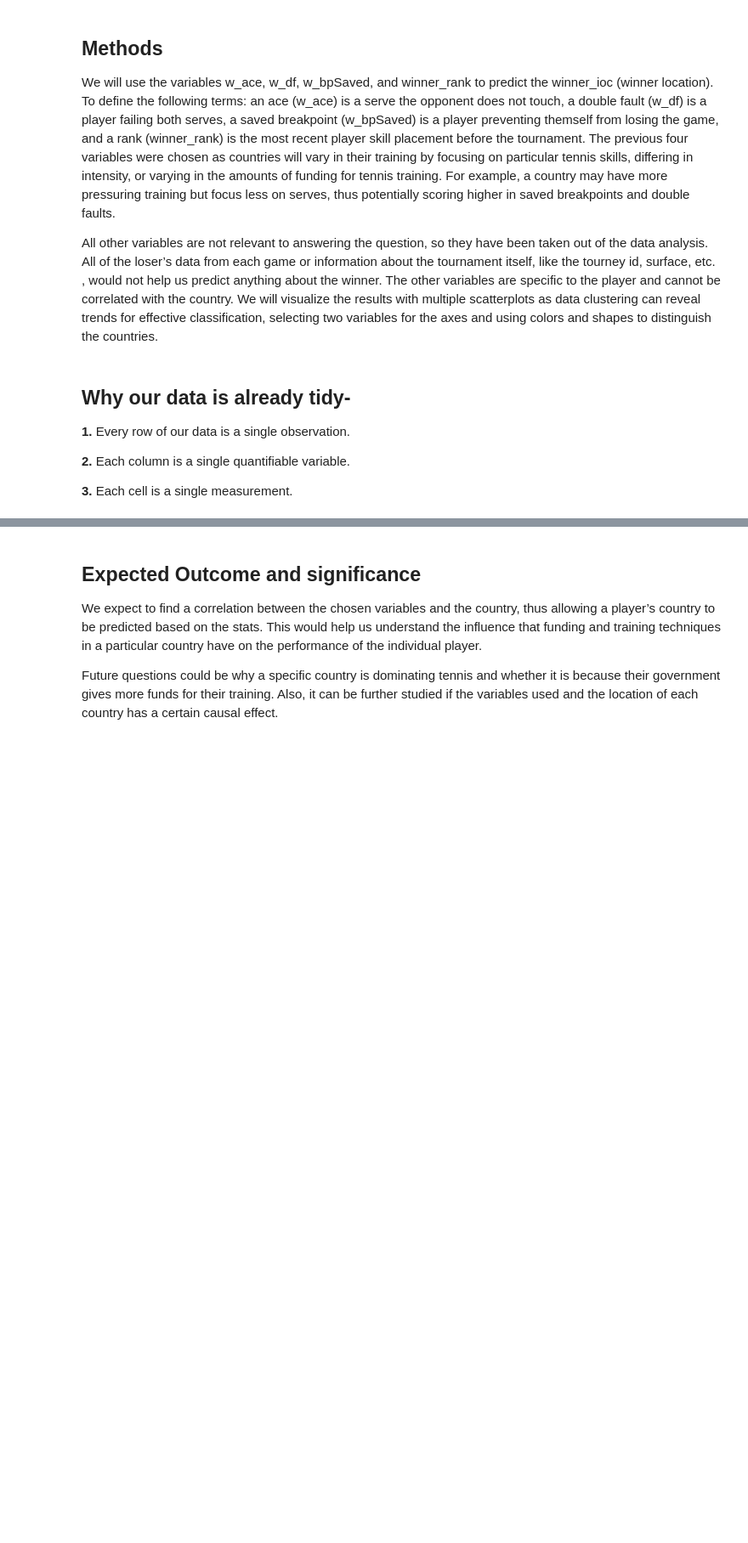
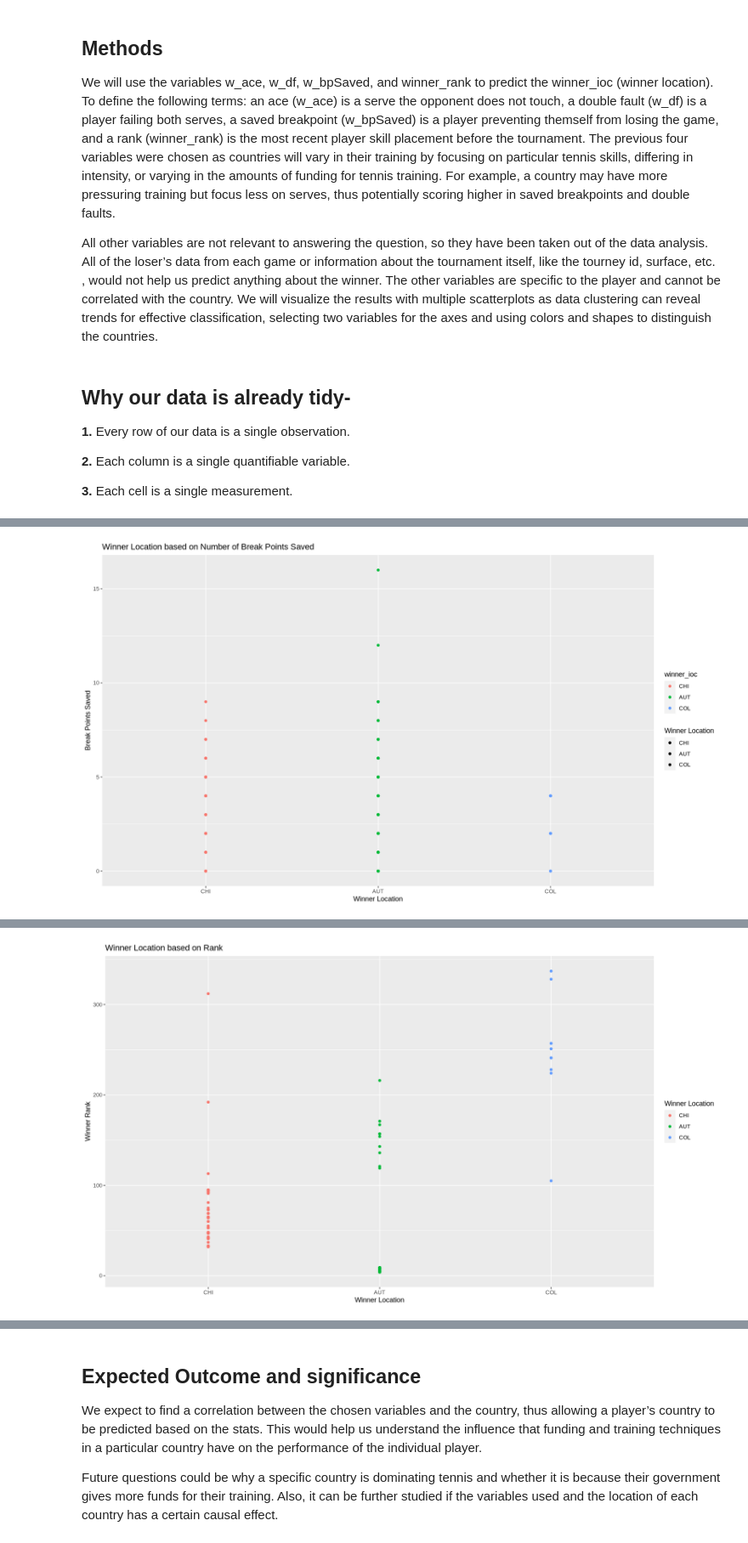
Before and after one commit to Tarun-Narayan/Dsci100_Project, a Jupyter notebook: country_predictor.ipynb, the cells around one changed output, grey strips where cells are left out. Shown at 85% size. Saved outputs shown, nothing was run; the diff lists cells and outputs as text; code cells hidden in the pictures; blank space fills up the shorter version.

Commit message:
IMPORTANT CHANGE
I made bar plots so we can see the relationships between countries. I also narrowed it to 3 drastically different countries in terms of culture.

```diff
--- a/country_predictor.ipynb
+++ b/country_predictor.ipynb
@@ -65,0 +23,64 @@ Warning message:
+# %%
+library(tidyverse)
+library(cowplot)
+library(scales)
+library(repr)
+library(dplyr)
+library(tidyr)
+library(tidymodels)
+
+origin_data <- read_csv("atp2017-2019.csv") %>%
+    mutate(winner_ioc = as_factor(winner_ioc)) %>%
+    mutate(loser_ioc = as_factor(loser_ioc))
+data <- origin_data %>% filter(winner_ioc == "AUT" | winner_ioc == "CHI" | winner_ioc == "COL") %>%
+    select(winner_ioc, winner_name, winner_age, winner_hand, winner_ht, w_ace, w_df, winner_rank, w_bpSaved, loser_ioc, loser_name, loser_age, loser_hand, loser_ht, l_ace, l_df, loser_rank, l_bpSaved)
+
+set.seed(222)
+
+data_split <- initial_split(data, prop = 0.75, strata = winner_ioc)
+data_train <- training(data_split)
+data_test <- testing(data_split)
+
+bp_bar <- ggplot(data_train, aes(x = winner_ioc, y = w_bpSaved, fill = winner_ioc)) +
+    geom_point(aes(colour = winner_ioc)) +
+    labs(x = "Winner Location", y = "Break Points Saved", fill = "Winner Location") +
+    ggtitle("Winner Location based on Number of Break Points Saved")
+
+bp_bar
+
+rank_bar <- ggplot(data_train, aes(x = winner_ioc, y = winner_rank, color = winner_ioc)) +
+    geom_point(aes(colour = winner_ioc)) +
+    labs(x = "Winner Location", y = "Winner Rank", color = "Winner Location") +
+    ggtitle("Winner Location based on Rank")
+
+rank_bar
+
+ace_bar <- ggplot(data_train, aes(x = winner_ioc, y = w_ace, color = winner_ioc)) +
+    geom_point(aes(colour = winner_ioc)) +
+    labs(x = "Winner Location", y = "Number of Aces", color = "Winner Location") +
+    ggtitle("Winner Location based on Number of Aces")
+
+ace_bar
+
+df_bar <- ggplot(data_train, aes(x = winner_ioc, y = w_df, color = winner_ioc)) +
+    geom_point(aes(colour = winner_ioc)) +
+    labs(x = "Winner Location", y = "Number of Double Faults", color = "Winner Location") +
+    ggtitle("Winner Location based on Double Faults")
+
+df_bar
+
+first_plot <- data %>% ggplot(aes(x = winner_rank, y = w_df)) +
+         geom_point(aes(colour = winner_ioc)) +
+         xlab("Player Rank") +
+         ylab("Number of break points saved") +
+         scale_x_log10()
+options(repr.plot.width = 14, repr.plot.height = 8)
+
+first_plot
+
+#second_plot <- data %>% ggplot(aes(x = w_ace, y = w_df)) +
+#         geom_point(aes(colour = winner_ioc)) +
+#         xlab("Number of aces") +
+#         ylab("Number of double faults")
+#plot_grid (first_plot, second_plot)
+# %% [output]
@@ -65,0 +104 @@ Warning message:
+[figure, added]
@@ -65,0 +107 @@ Warning message:
+[figure, added]
```
Also changed, not shown: parts of 4 cells of this notebook.
